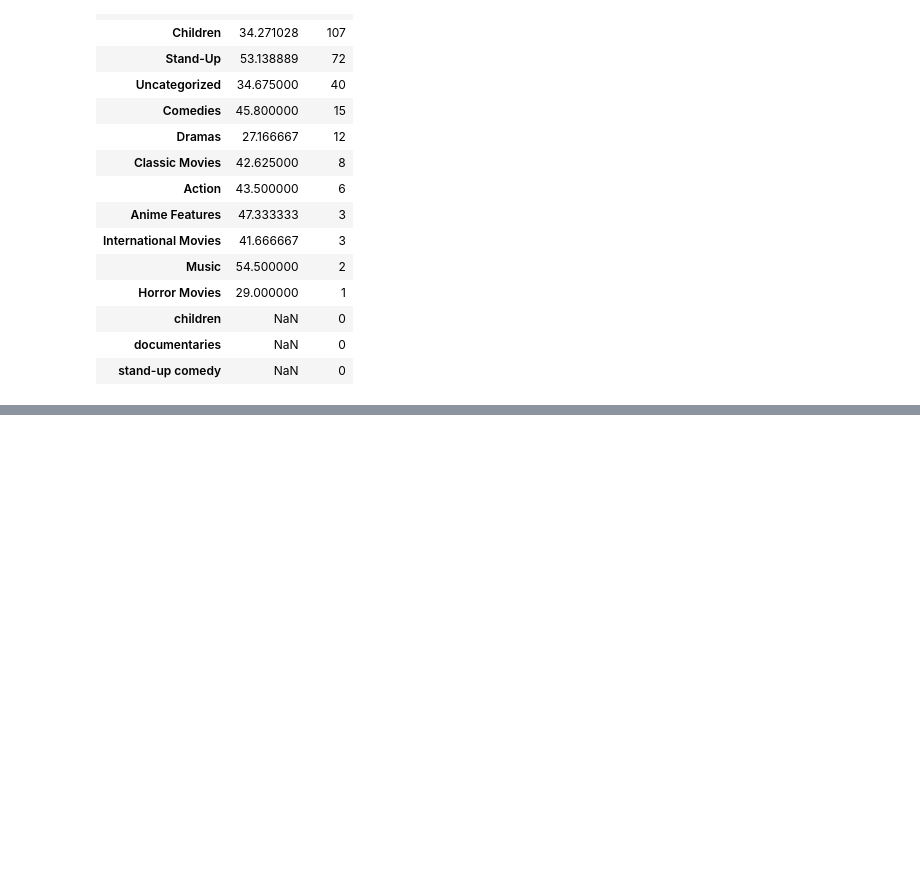
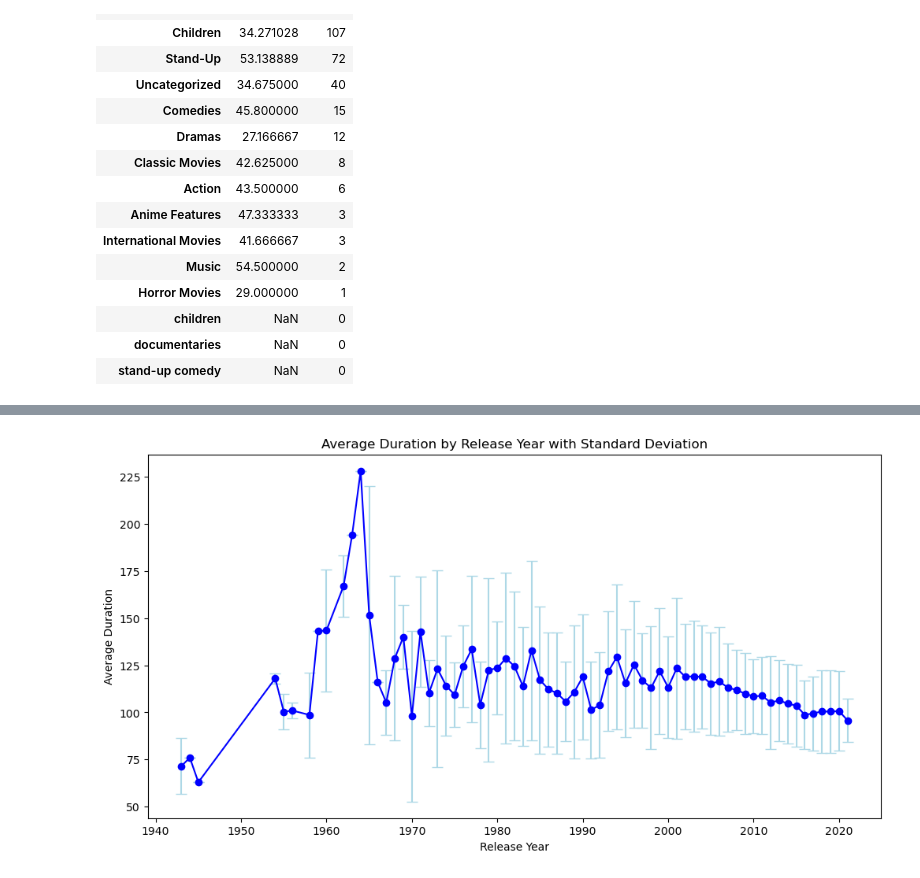
Before and after one commit to NicoapBol/Data-Analytics-Projects, a Jupyter notebook: 002. Netflix Movies/notebook.ipynb, the cells around one changed output, grey strips where cells are left out. Cells and saved outputs as stored; diff of their text form; code cells hidden in the pictures; blank space fills up the shorter version.

```diff
--- a/002. Netflix Movies/notebook.ipynb
+++ b/002. Netflix Movies/notebook.ipynb
@@ -237,0 +243,9 @@ plt.show()
+# %%
+import pandas as pd
+
+# Load the data from the CSV file
+data_path = 'duration_by_year.csv'
+data = pd.read_csv(data_path)
+
+# Display the first few rows of the dataframe
+data.head()
@@ -237,0 +259,21 @@ plt.show()
+# %%
+import matplotlib.pyplot as plt
+
+# Check for any NaN values in 'std' column which can cause issues while plotting
+if data['std'].isnull().any():
+    # Replace NaN with 0 for plotting
+    data['std'].fillna(0, inplace=True)
+
+# Plotting
+plt.figure(figsize=(12,6))
+plt.errorbar(data['release_year'], data['mean'], yerr=data['std'], fmt='-o', ecolor='lightblue', capsize=5, color='blue')
+
+# Adding titles and labels
+plt.title('Average Duration by Release Year with Standard Deviation')
+plt.xlabel('Release Year')
+plt.ylabel('Average Duration')
+
+# Display the plot
+plt.show()
+# %% [output]
+[figure, added]
```
Also changed, not shown: parts of 8 cells of this notebook, 1 other file.
